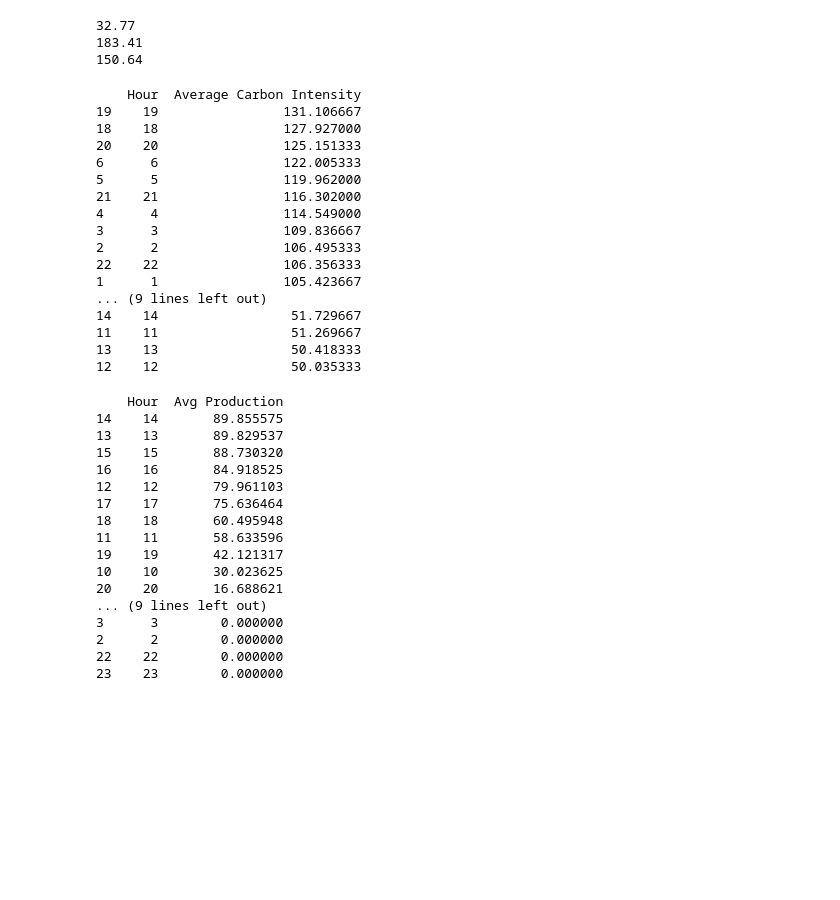
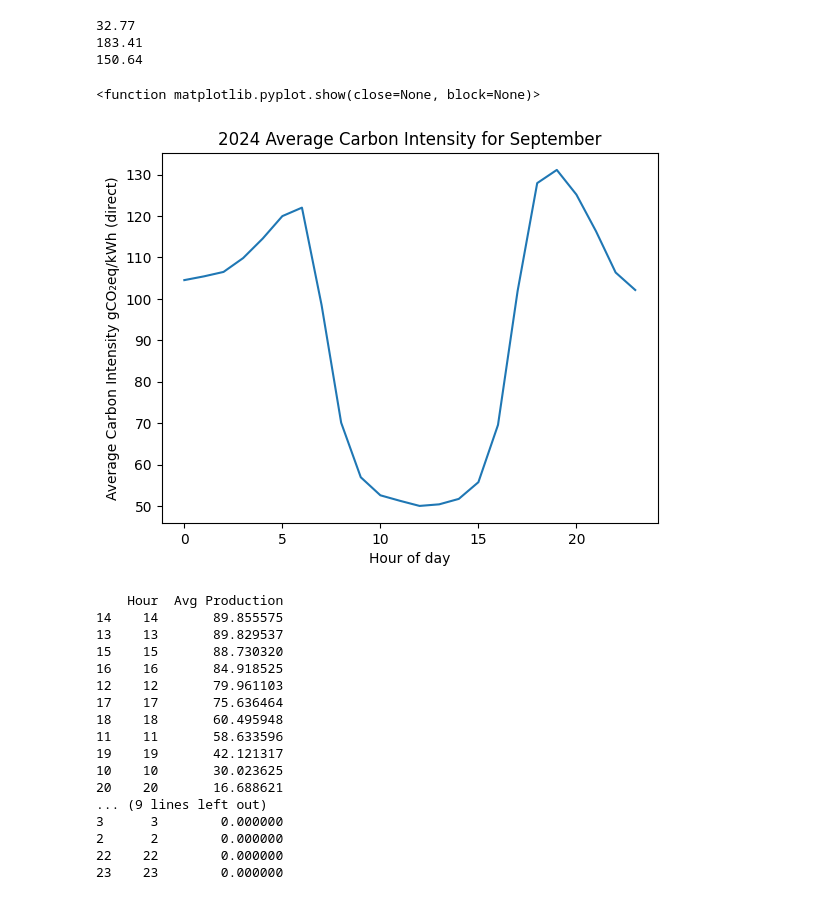
Before and after one commit to Daryox/Repsol-Datathon, a Jupyter notebook: challenge2.ipynb, the cells around one changed output. Saved outputs shown, nothing was run; the diff lists cells and outputs as text; code cells hidden in the pictures; blank space fills up the shorter version.

```diff
--- a/challenge2.ipynb
+++ b/challenge2.ipynb
@@ -79,27 +127,18 @@ print(max(gen["Carbon Intensity"]-min(gen["Carbon Intensity"])))
 # %%
 gen['Hour'] = gen['ds'].dt.hour  # Extract the hour from the datetime column
 average_carbon_per_hour = gen.groupby('Hour')['Carbon Intensity'].mean().reset_index()
 average_carbon_per_hour.rename(columns={'Carbon Intensity': 'Average Carbon Intensity'}, inplace=True)
-average_carbon_per_hour.sort_values('Average Carbon Intensity', ascending=False, inplace=True)
-print(average_carbon_per_hour)
+#average_carbon_per_hour.sort_values('Average Carbon Intensity', ascending=False, inplace=True)
+aux = average_carbon_per_hour["Average Carbon Intensity"]
+
+plt.plot(aux)
+plt.title("2024 Average Carbon Intensity for September")
+plt.ylabel("Average Carbon Intensity gCO₂eq/kWh (direct)")
+plt.xlabel("Hour of day")
+plt.show
 # %% [output]
-    Hour  Average Carbon Intensity
-19    19                131.106667
-18    18                127.927000
-20    20                125.151333
-6      6                122.005333
-5      5                119.962000
-21    21                116.302000
-4      4                114.549000
-3      3                109.836667
-2      2                106.495333
-22    22                106.356333
-1      1                105.423667
-... (9 lines left out)
-14    14                 51.729667
-11    11                 51.269667
-13    13                 50.418333
-12    12                 50.035333
+<function matplotlib.pyplot.show(close=None, block=None)>
+[figure, added]
 # %%
 average_solar_per_hour = gen.groupby('Hour')['Production'].mean().reset_index()
 average_solar_per_hour.rename(columns={'Production': 'Avg Production'}, inplace=True)
```
Also changed, not shown: parts of 3 cells of this notebook, 1 other file.
